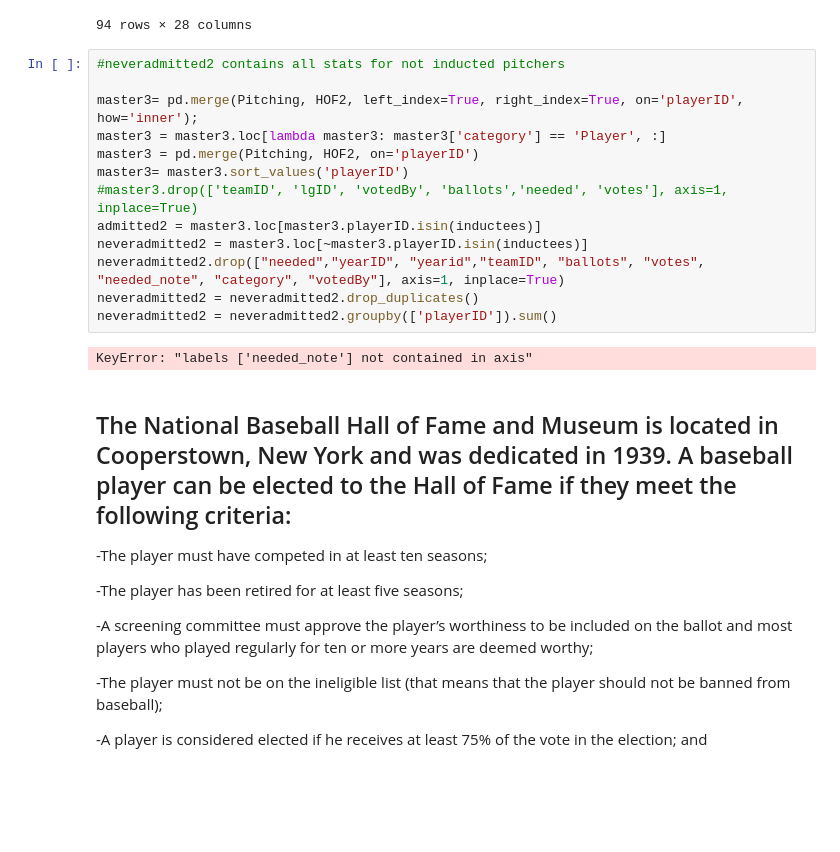
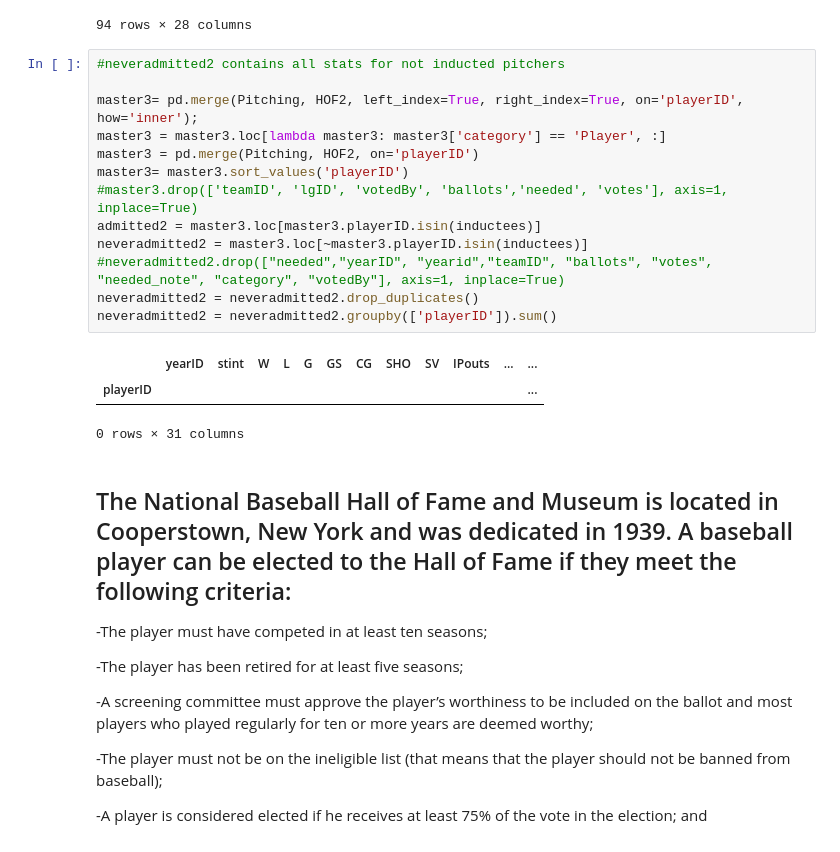
Before and after one commit to ezzanger/Advanced-Regression-Dills, a Jupyter notebook: Capstone Unit 3.ipynb, the cells around one changed output. Drawn from its saved outputs; the diff is of its cells as text; blank space fills up the shorter version.

```diff
--- a/Capstone Unit 3.ipynb
+++ b/Capstone Unit 3.ipynb
@@ -422,18 +497,20 @@ admitted2
 # %%
 #neveradmitted2 contains all stats for not inducted pitchers
 
 master3= pd.merge(Pitching, HOF2, left_index=True, right_index=True, on='playerID', how='inner');
 master3 = master3.loc[lambda master3: master3['category'] == 'Player', :]
 master3 = pd.merge(Pitching, HOF2, on='playerID')
 master3= master3.sort_values('playerID')
 #master3.drop(['teamID', 'lgID', 'votedBy', 'ballots','needed', 'votes'], axis=1, inplace=True)
 admitted2 = master3.loc[master3.playerID.isin(inductees)]
 neveradmitted2 = master3.loc[~master3.playerID.isin(inductees)]
-neveradmitted2.drop(["needed","yearID", "yearid","teamID", "ballots", "votes", "needed_note", "category", "votedBy"], axis=1, inplace=True)
+#neveradmitted2.drop(["needed","yearID", "yearid","teamID", "ballots", "votes", "needed_note", "category", "votedBy"], axis=1, inplace=True)
 neveradmitted2 = neveradmitted2.drop_duplicates()
 neveradmitted2 = neveradmitted2.groupby(['playerID']).sum()
 # %% [output]
+|  | yearID | stint | W | L | G | GS | CG | SHO | SV | IPouts | ... | ... |
+| playerID |  |  |  |  |  |  |  |  |  |  |  | ... |
-KeyError: "labels ['needed_note'] not contained in axis"
+0 rows × 31 columns
 # %% [markdown]
 ## The National Baseball Hall of Fame and Museum is located in Cooperstown, New York and was dedicated in 1939. A baseball player can be elected to the Hall of Fame if they meet the following criteria:
 
```
Also changed, not shown: parts of 24 cells of this notebook.
